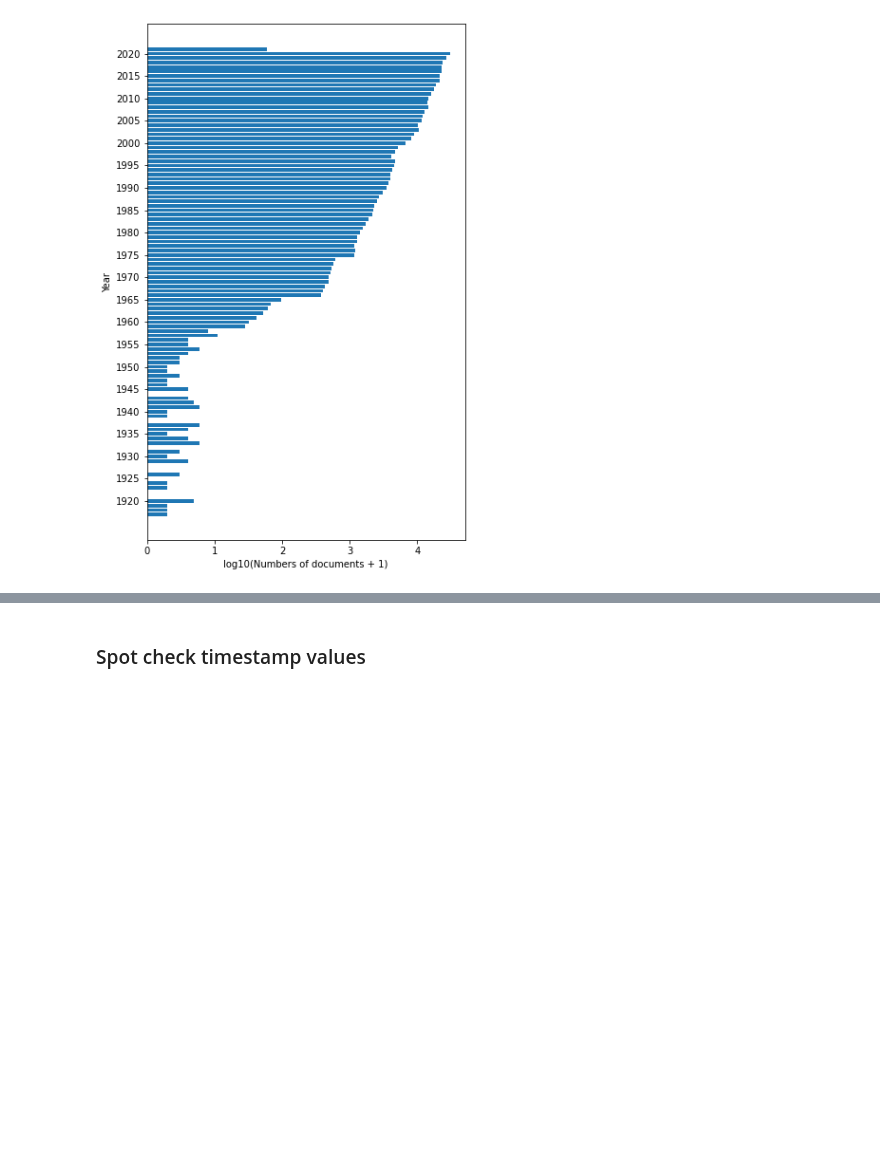
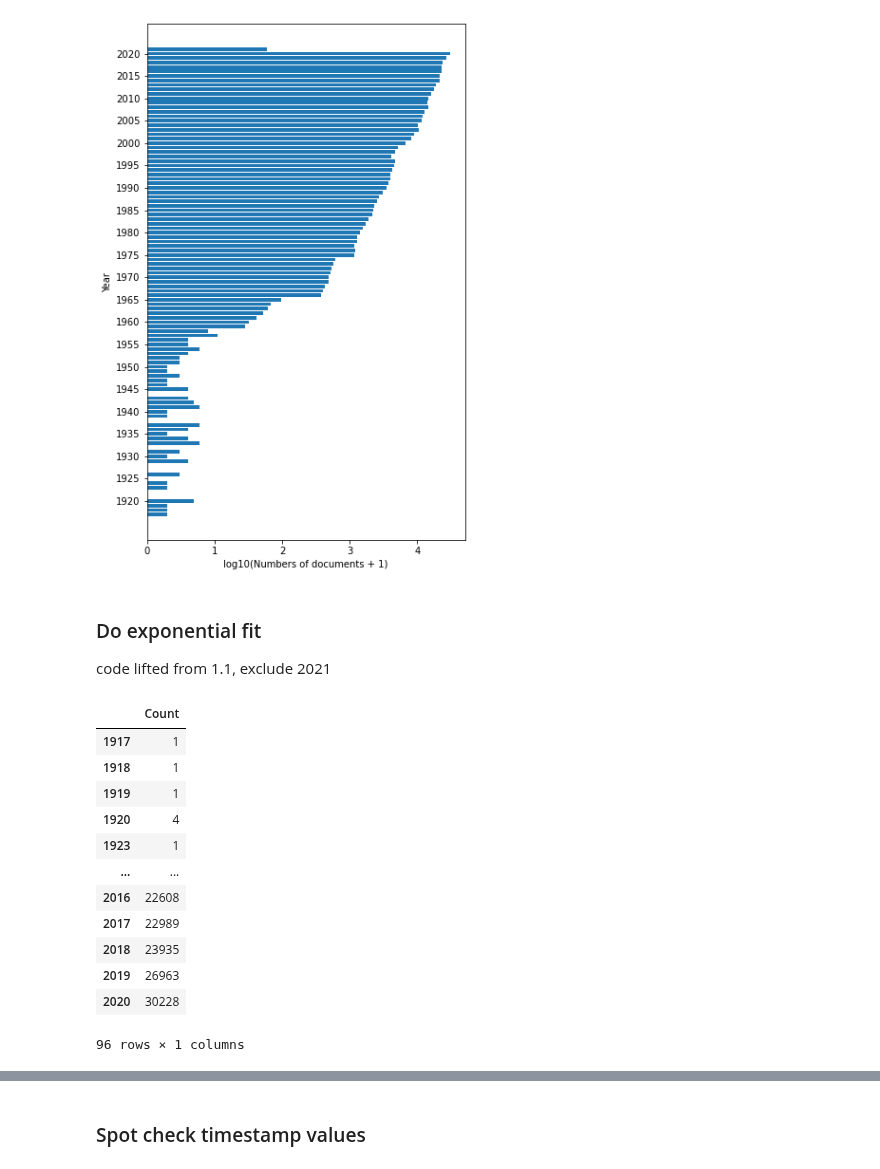
Before and after one commit to ShiuLab/plant_sci_hist, a Jupyter notebook: 4_topic_model/script_4_4_over_time.ipynb, the cells around one changed output, grey strips where cells are left out. Saved outputs shown, nothing was run; the diff lists cells and outputs as text; code cells hidden in the pictures; blank space fills up the shorter version.

```diff
--- a/4_topic_model/script_4_4_over_time.ipynb
+++ b/4_topic_model/script_4_4_over_time.ipynb
@@ -193,3 +206,24 @@ plt.yticks(range(1920, 2021, 5))
 plt.savefig(work_dir / 'figure4_4_num_docs_per_year_logged.pdf')
 # %% [output]
 [figure]
+# %% [markdown]
+### Do exponential fit
+
+code lifted from 1.1, exclude 2021
+# %%
+docs_year_df_drop2021 = docs_year_df.drop(2021)
+docs_year_df_drop2021
+# %% [output]
+|  | Count |
+| 1917 | 1 |
+| 1918 | 1 |
+| 1919 | 1 |
+| 1920 | 4 |
+| 1923 | 1 |
+| ... | ... |
+| 2016 | 22608 |
+| 2017 | 22989 |
+| 2018 | 23935 |
+| 2019 | 26963 |
+| 2020 | 30228 |
+96 rows × 1 columns
```
Also changed, not shown: parts of 5 cells of this notebook, 3 other files.
